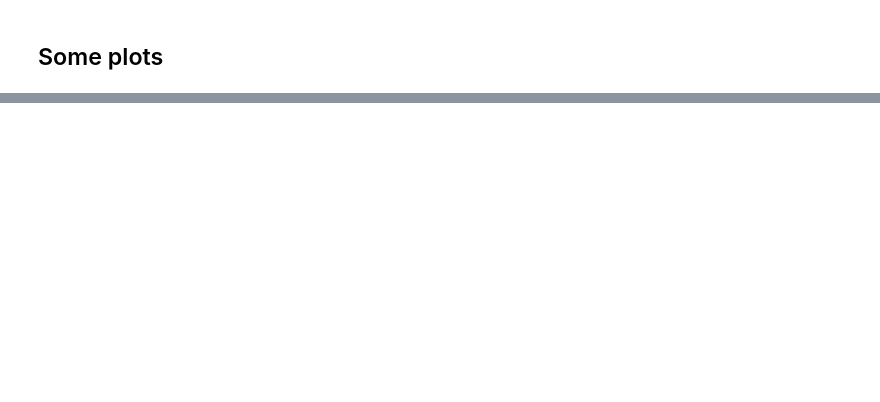
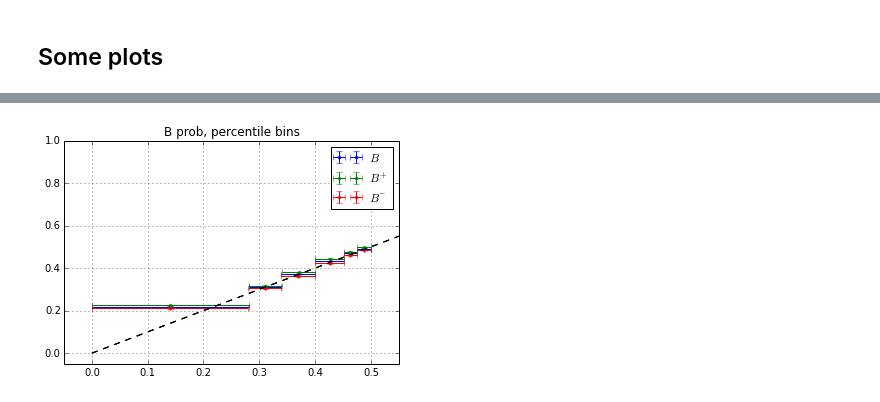
Before and after one commit to tlikhomanenko/tagging_LHCb, a Jupyter notebook: combined-tagging.ipynb, the cells around one changed output, grey strips where cells are left out. Cells and saved outputs as stored; diff of their text form; code cells hidden in the pictures; blank space fills up the shorter version.

```diff
--- a/combined-tagging.ipynb
+++ b/combined-tagging.ipynb
@@ -132,0 +181,9 @@ Bprob_calibrated = calibrate_probs(Bsign, Bweight, Bprob)
+# %%
+compute_mistag(Bprob, Bsign, Bweight, Bsign > -100, label="$B$", uniform=False)
+p1 = compute_mistag(Bprob, Bsign, Bweight, Bsign == 1, label="$B^+$", uniform=False)
+compute_mistag(Bprob, Bsign, Bweight, Bsign == -1, label="$B^-$", uniform=False)
+legend(loc='best')
+title('B prob, percentile bins')
+plt.savefig('img/Bprob_calibration_check_percentile.png' , format='png')
+# %% [output]
+[figure, added]
```
Also changed, not shown: parts of 14 cells of this notebook, 7 other files.
